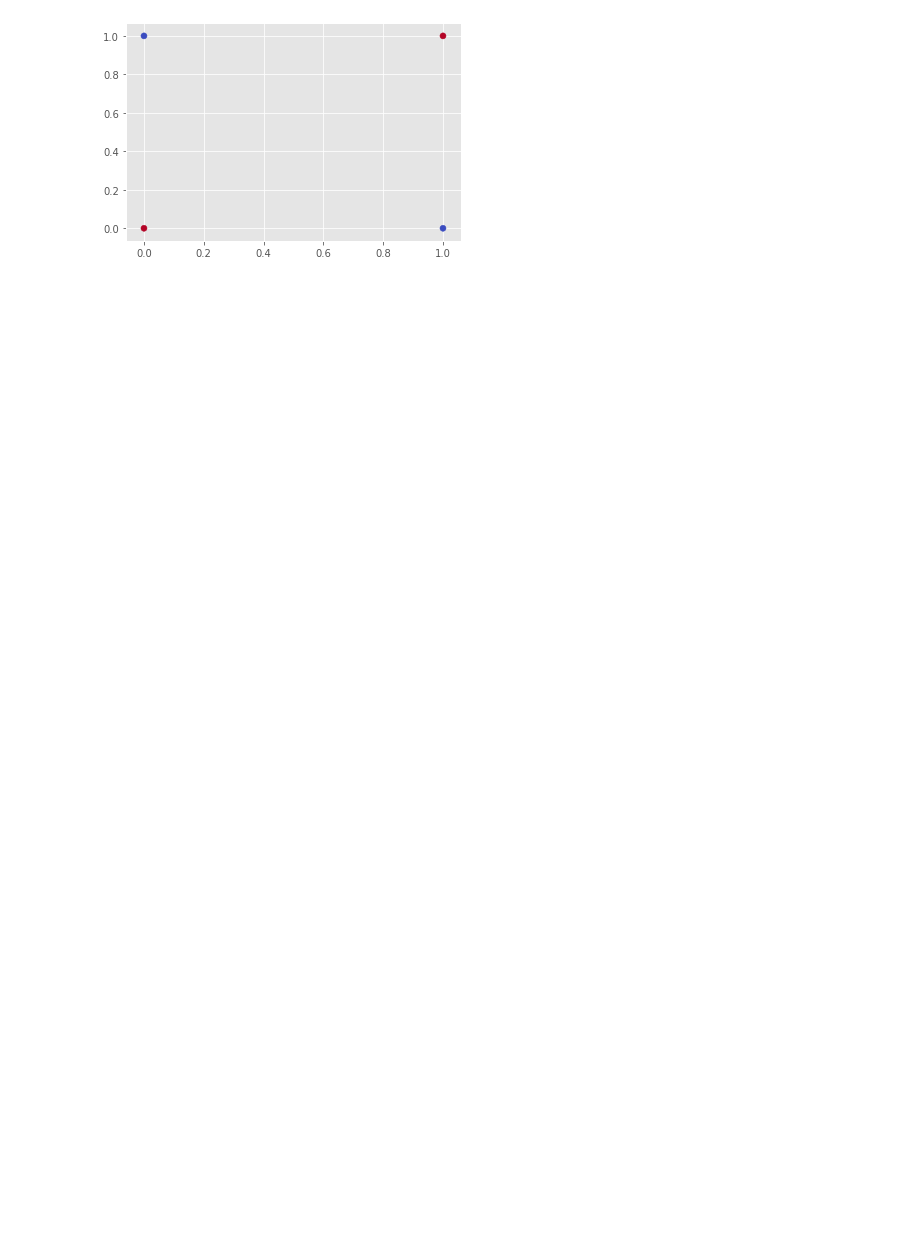
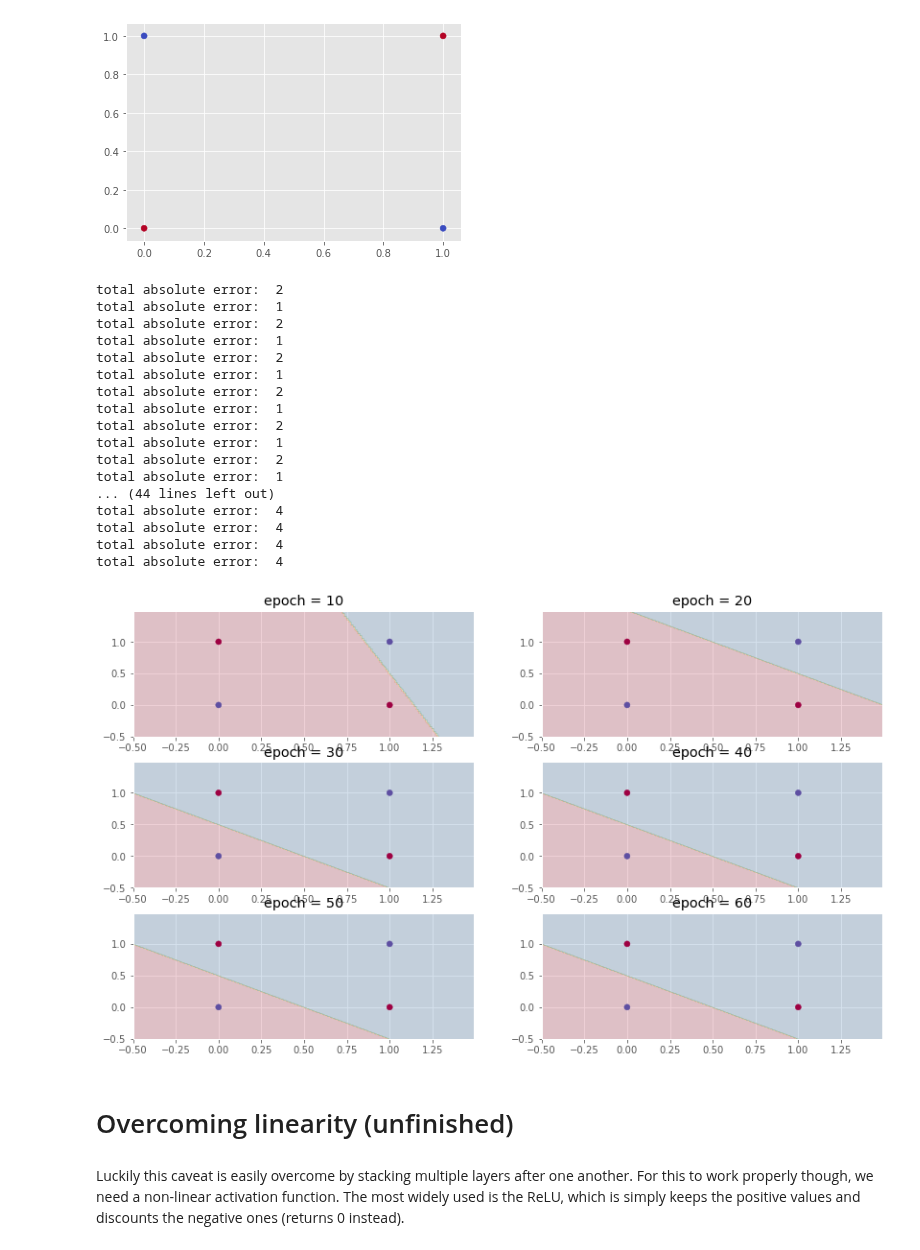
Before and after one commit to oercompbiomed/CBM101, a Jupyter notebook: H_Neural_Networks/1_Introduction_to_Neural_Networks.ipynb, the cells around one changed output. Saved outputs shown, nothing was run; the diff lists cells and outputs as text; code cells hidden in the pictures; blank space fills up the shorter version.

```diff
--- a/H_Neural_Networks/1_Introduction_to_Neural_Networks.ipynb
+++ b/H_Neural_Networks/1_Introduction_to_Neural_Networks.ipynb
@@ -249,3 +396,49 @@ y = np.array([1, 0, 0, 1])
 plt.scatter(X[:,0], X[:,1], c=y, cmap=plt.cm.coolwarm); plt.show()
 # %% [output]
 [figure]
+# %%
+# %load solutions/ex1_6.py
+
+# initialize some random weights
+w1, w2, b = .6, .1, 1
+
+fig = plt.figure(figsize=(14,14))
+
+epochs=60  # number of epochs
+fr=10      # the number of epochs between plots
+j=0
+
+
+for i in range(epochs):
+
+    # train a single epoch and update accordingly
+    w1, w2, b = train(perceptron, X, y, [w1, w2], b)
+
+    if i%fr == 0:
+        j += 1
+        fig.add_subplot(5, 2, j);
+        plt.title(f'epoch = {i+10}')
+        plot_decision(perceptron, X, y, [w1, w2], b)
+# %% [output]
+total absolute error:  2
+total absolute error:  1
+total absolute error:  2
+total absolute error:  1
+total absolute error:  2
+total absolute error:  1
+total absolute error:  2
+total absolute error:  1
+total absolute error:  2
+total absolute error:  1
+total absolute error:  2
+total absolute error:  1
+... (44 lines left out)
+total absolute error:  4
+total absolute error:  4
+total absolute error:  4
+total absolute error:  4
+[figure, added]
+# %% [markdown]
+# Overcoming linearity (unfinished)
+# %% [markdown]
+Luckily this caveat is easily overcome by stacking multiple layers after one another. For this to work properly though, we need a non-linear activation function. The most widely used is the ReLU, which is simply keeps the positive values and discounts the negative ones (returns 0 instead).
```
Also changed, not shown: parts of 59 cells of this notebook.
